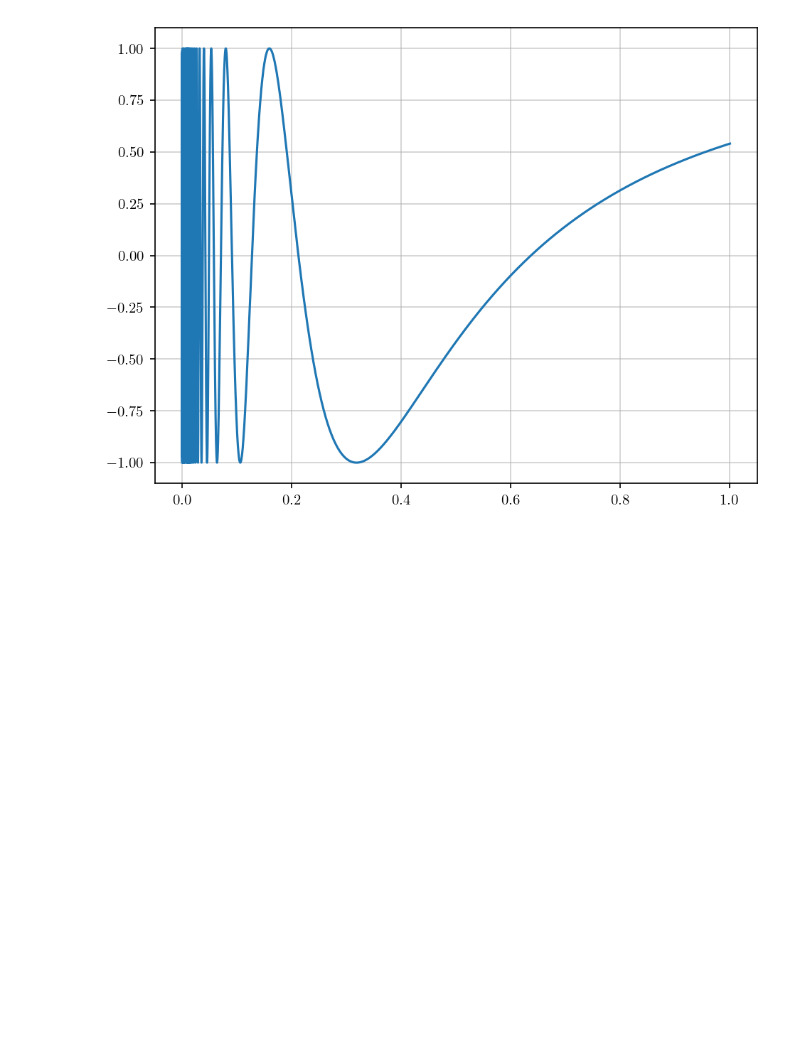
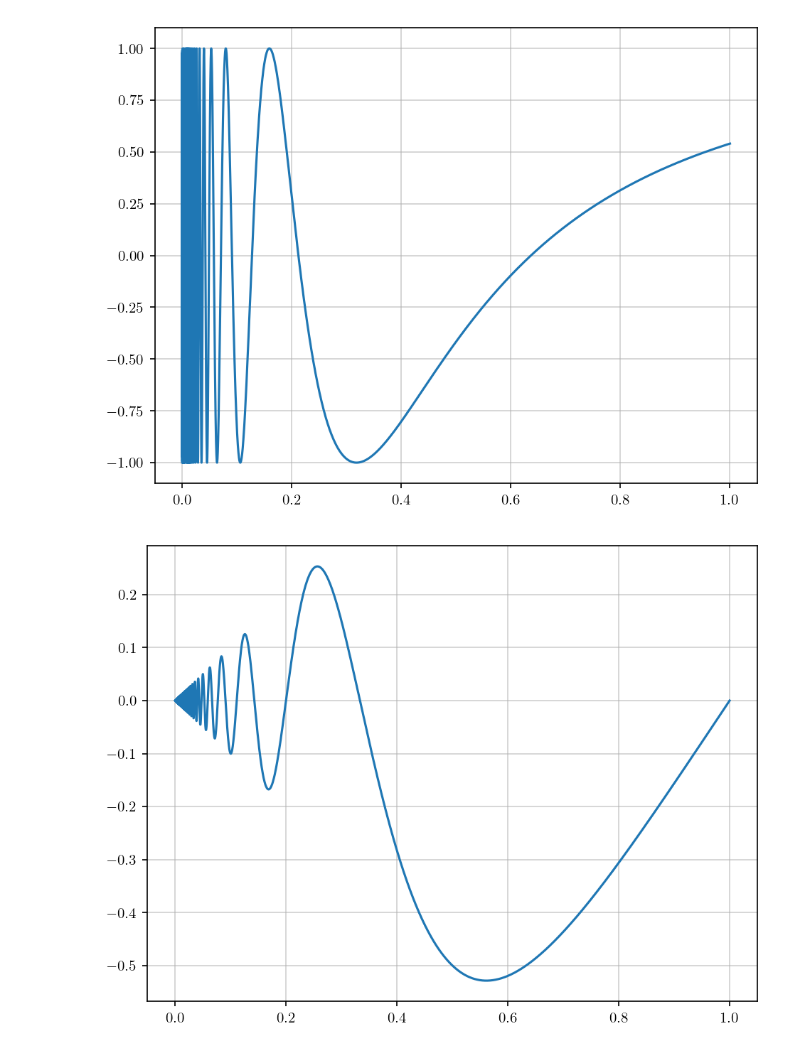
Before and after one commit to Isaac-Fate/mathematical-analysis, a Jupyter notebook: notebooks/functions-of-bounded-variation-and-rectifiable-curves/functions-of-bounded-variation.ipynb, the cells around one changed output. Saved outputs shown, nothing was run; the diff lists cells and outputs as text; code cells hidden in the pictures; blank space fills up the shorter version.

```diff
--- a/notebooks/functions-of-bounded-variation-and-rectifiable-curves/functions-of-bounded-variation.ipynb
+++ b/notebooks/functions-of-bounded-variation-and-rectifiable-curves/functions-of-bounded-variation.ipynb
@@ -24,2 +26,17 @@ fig.savefig(figures_dir.joinpath("bounded-function-that-is-not-of-bounded-variat
 # %% [output]
 [figure]
+# %%
+x = np.linspace(1e-5, 1, 100000)
+y = x * np.cos(np.pi / (2 * x))
+
+ax: Axes
+fig, ax = plt.subplots(1, 1)
+ax.plot(x, y)
+plt.tight_layout()
+plt.show()
+
+fig.savefig(
+    figures_dir.joinpath("continuous-function-that-is-not-of-bounded-variation.png"),
+)
+# %% [output]
+[figure, added]
```
Also changed, not shown: parts of 1 cell of this notebook, 8 other files.
